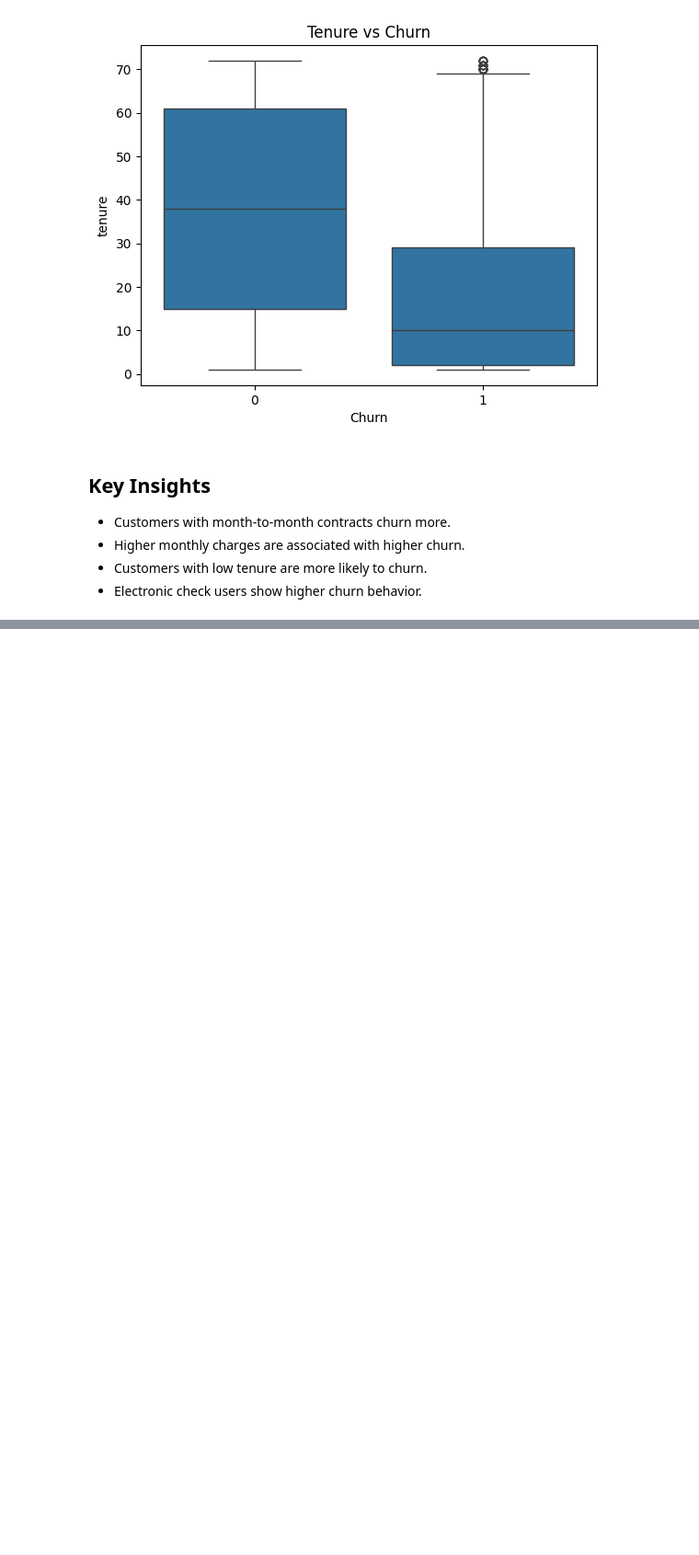
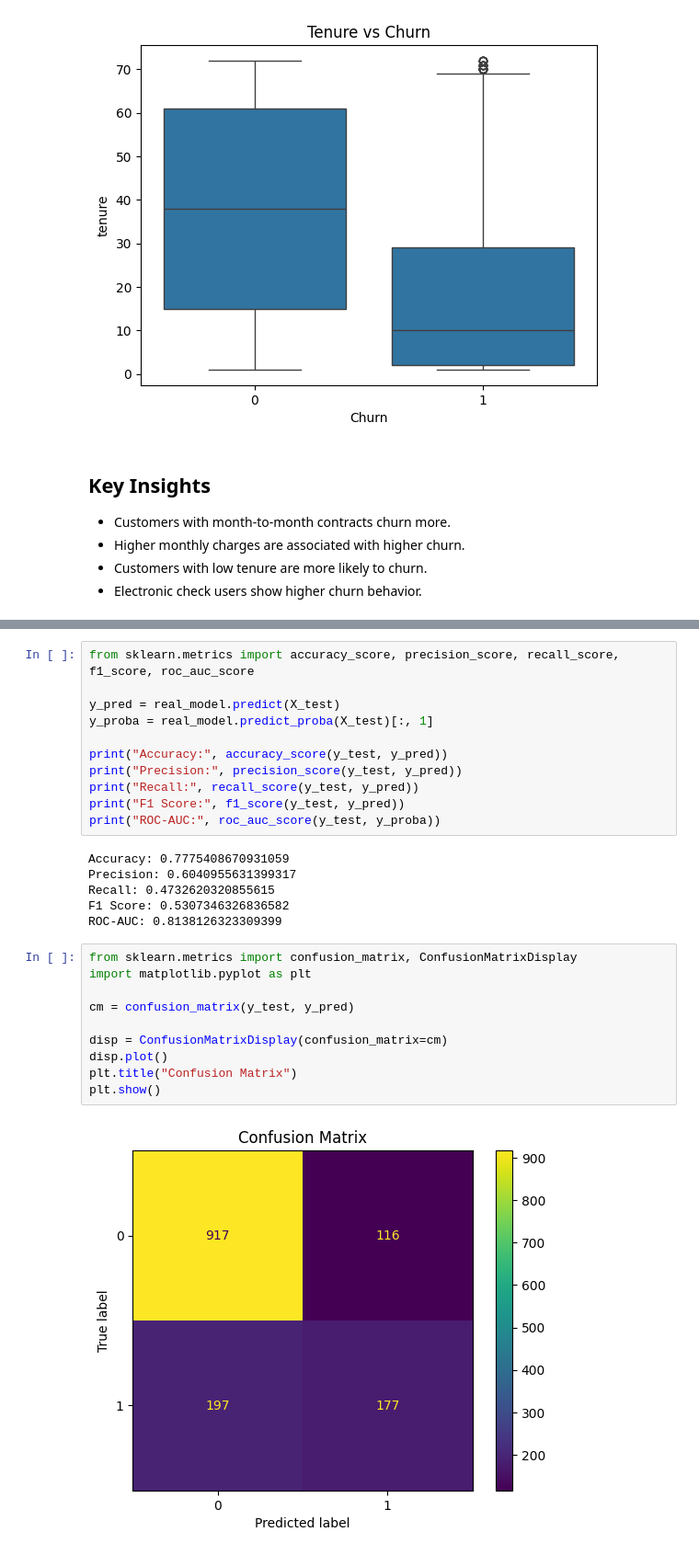
Before and after one commit to PriyaPandey08/my-project, a Jupyter notebook: notebook.ipynb, the cells around one changed output, grey strips where cells are left out. Shown at 92% size. Drawn from its saved outputs; the diff is of its cells as text; blank space fills up the shorter version.

Commit message:
Added model evaluation metrics and confusion matrix

```diff
--- a/notebook.ipynb
+++ b/notebook.ipynb
@@ -382,0 +427,29 @@ plt.show()
+# %%
+from sklearn.metrics import accuracy_score, precision_score, recall_score, f1_score, roc_auc_score
+
+y_pred = real_model.predict(X_test)
+y_proba = real_model.predict_proba(X_test)[:, 1]
+
+print("Accuracy:", accuracy_score(y_test, y_pred))
+print("Precision:", precision_score(y_test, y_pred))
+print("Recall:", recall_score(y_test, y_pred))
+print("F1 Score:", f1_score(y_test, y_pred))
+print("ROC-AUC:", roc_auc_score(y_test, y_proba))
+# %% [output]
+Accuracy: 0.7775408670931059
+Precision: 0.6040955631399317
+Recall: 0.4732620320855615
+F1 Score: 0.5307346326836582
+ROC-AUC: 0.8138126323309399
+# %%
+from sklearn.metrics import confusion_matrix, ConfusionMatrixDisplay
+import matplotlib.pyplot as plt
+
+cm = confusion_matrix(y_test, y_pred)
+
+disp = ConfusionMatrixDisplay(confusion_matrix=cm)
+disp.plot()
+plt.title("Confusion Matrix")
+plt.show()
+# %% [output]
+[figure, added]
```
Also changed, not shown: parts of 1 cell of this notebook.
